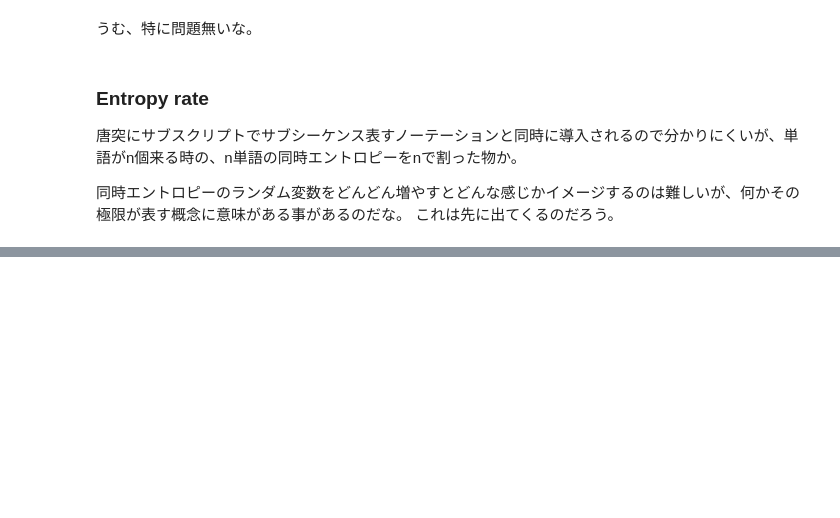
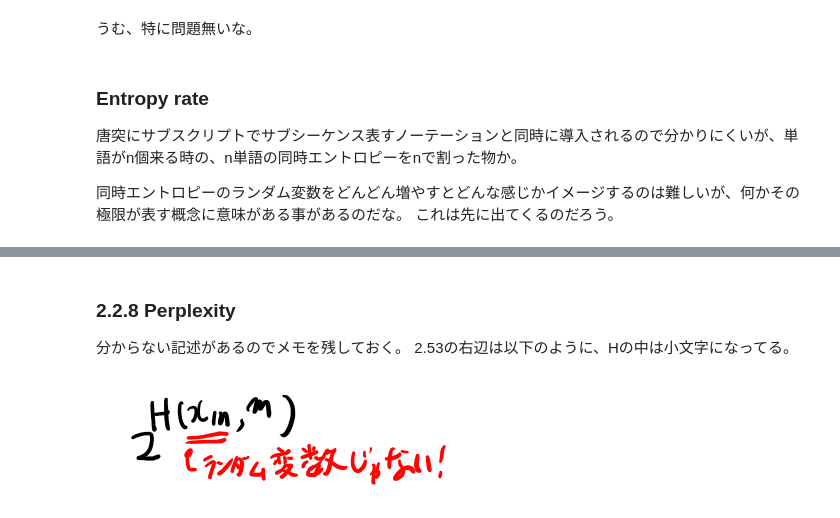
Before and after one commit to karino2/karino2.github.io, a Jupyter notebook: ipynb/2018-11-07-195900.ipynb, the cells around one changed output, grey strips where cells are left out. Drawn from its saved outputs; the diff is of its cells as text; code cells hidden in the pictures; blank space fills up the shorter version.

```diff
--- a/ipynb/2018-11-07-195900.ipynb
+++ b/ipynb/2018-11-07-195900.ipynb
@@ -170,0 +227,9 @@ MeatPieImage()
+# %% [markdown]
+### 2.2.8 Perplexity
+
+分からない記述があるのでメモを残しておく。
+2.53の右辺は以下のように、Hの中は小文字になってる。
+# %%
+MeatPieImage()
+# %% [output]
+[figure, added]
```
Also changed, not shown: parts of 15 cells of this notebook.
